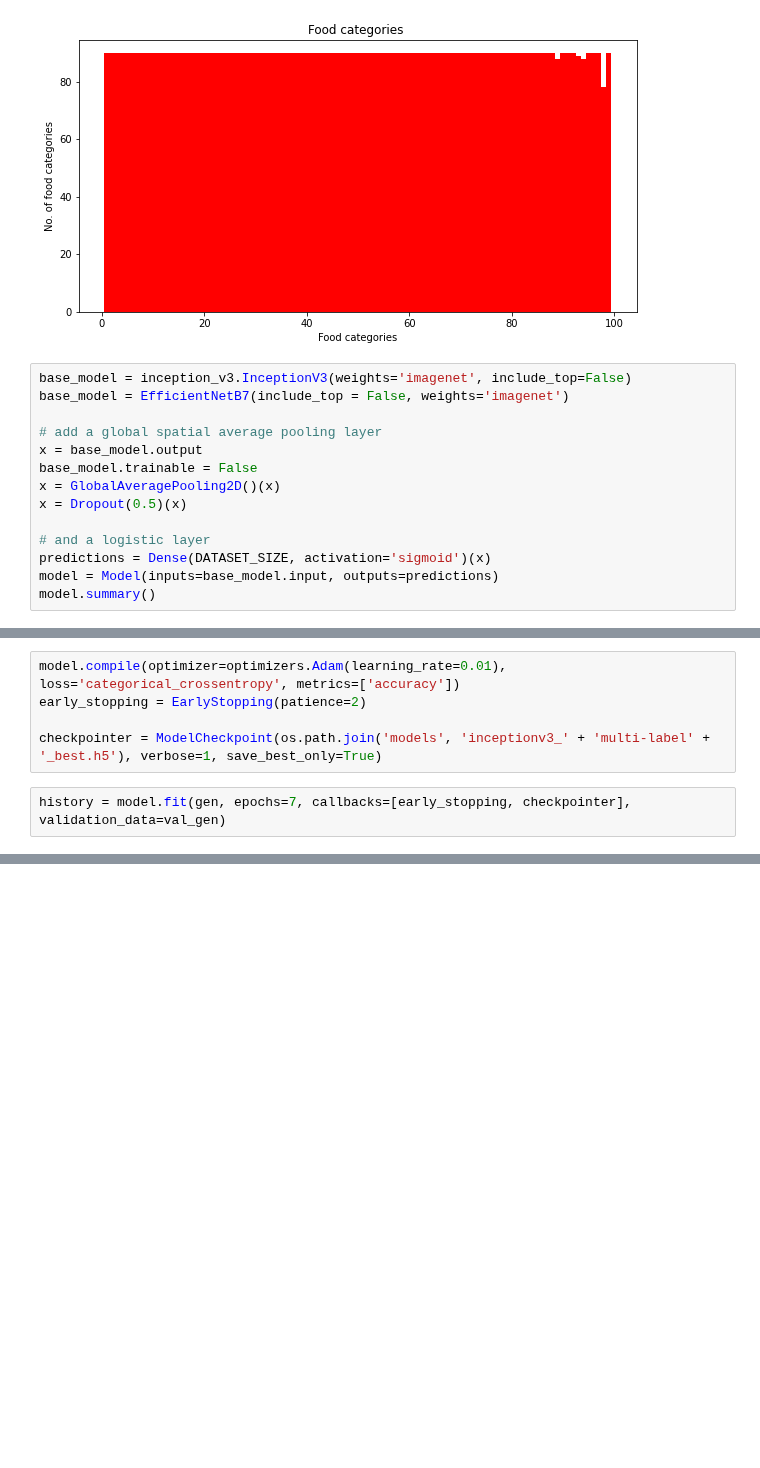
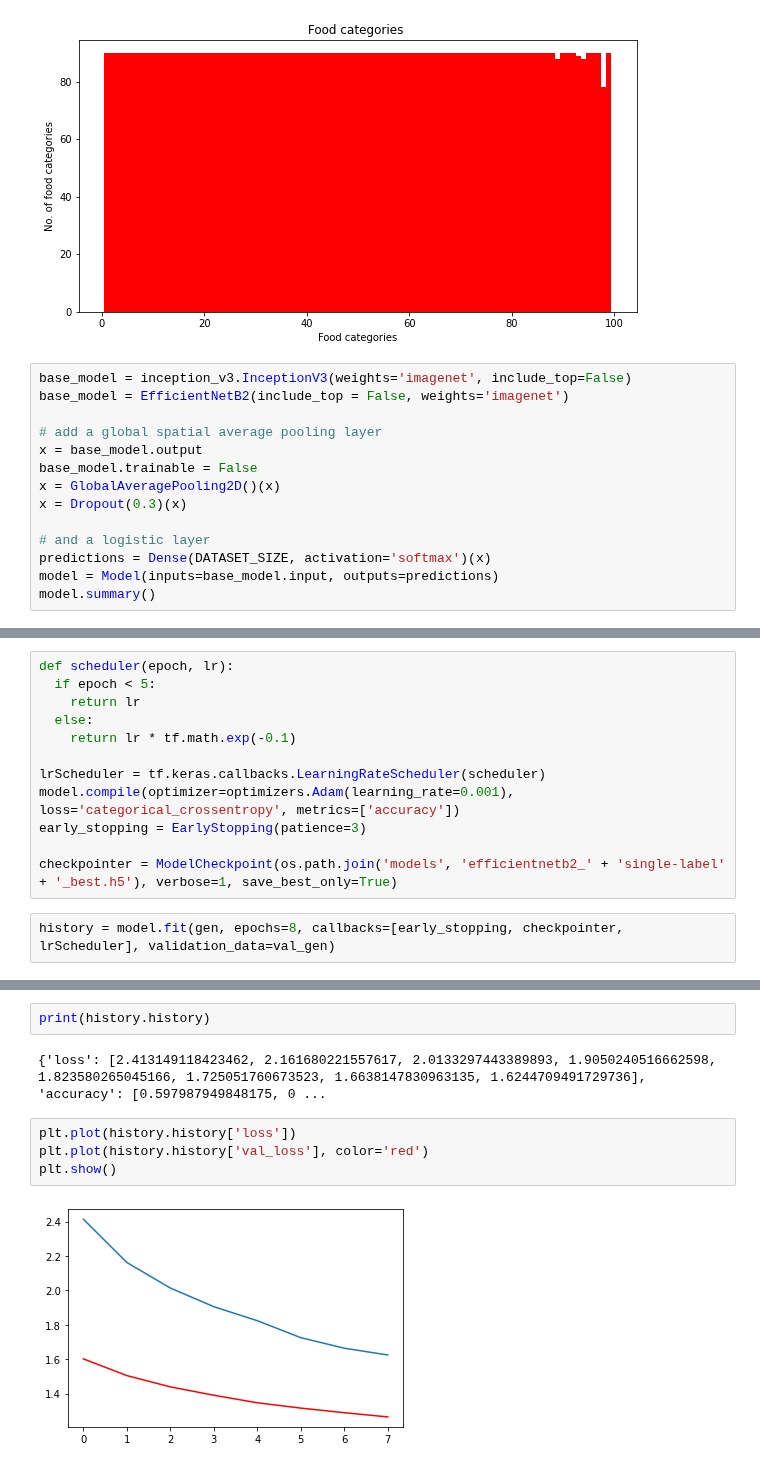
Before and after one commit to radu2147/food-recognition, a Jupyter notebook: licenta.ipynb, the cells around one changed output, grey strips where cells are left out. Drawn from its saved outputs; the diff is of its cells as text; blank space fills up the shorter version.

Commit message:
First model

```diff
--- a/licenta.ipynb
+++ b/licenta.ipynb
@@ -219,16 +152,16 @@ plt.show()
 [figure]
 # %%
 base_model = inception_v3.InceptionV3(weights='imagenet', include_top=False)
-base_model = EfficientNetB7(include_top = False, weights='imagenet')
+base_model = EfficientNetB2(include_top = False, weights='imagenet')
 
 # add a global spatial average pooling layer
 x = base_model.output
 base_model.trainable = False
 x = GlobalAveragePooling2D()(x)
-x = Dropout(0.5)(x)
+x = Dropout(0.3)(x)
 
 # and a logistic layer
-predictions = Dense(DATASET_SIZE, activation='sigmoid')(x)
+predictions = Dense(DATASET_SIZE, activation='softmax')(x)
 model = Model(inputs=base_model.input, outputs=predictions)
 model.summary()
 # %% [output]
@@ -251,9 +184,16 @@ Non-trainable params: 64,097,687
 __________________________________________________________________________________________________
 # %%
-model.compile(optimizer=optimizers.Adam(learning_rate=0.01), loss='categorical_crossentropy', metrics=['accuracy'])
-early_stopping = EarlyStopping(patience=2)
+def scheduler(epoch, lr):
+  if epoch < 5:
+    return lr
+  else:
+    return lr * tf.math.exp(-0.1)
 
-checkpointer = ModelCheckpoint(os.path.join('models', 'inceptionv3_' + 'multi-label' + '_best.h5'), verbose=1, save_best_only=True)
+lrScheduler = tf.keras.callbacks.LearningRateScheduler(scheduler)
+model.compile(optimizer=optimizers.Adam(learning_rate=0.001), loss='categorical_crossentropy', metrics=['accuracy'])
+early_stopping = EarlyStopping(patience=3)
+
+checkpointer = ModelCheckpoint(os.path.join('models', 'efficientnetb2_' + 'single-label' + '_best.h5'), verbose=1, save_best_only=True)
 # %%
-history = model.fit(gen, epochs=7, callbacks=[early_stopping, checkpointer], validation_data=val_gen)
+history = model.fit(gen, epochs=8, callbacks=[early_stopping, checkpointer, lrScheduler], validation_data=val_gen)
 # %% [output]
@@ -272,0 +217,10 @@ TypeError: cannot unpack non-iterable History object
+# %%
+print(history.history)
+# %% [output]
+{'loss': [2.413149118423462, 2.161680221557617, 2.0133297443389893, 1.9050240516662598, 1.823580265045166, 1.725051760673523, 1.6638147830963135, 1.6244709491729736], 'accuracy': [0.597987949848175, 0 ...
+# %%
+plt.plot(history.history['loss'])
+plt.plot(history.history['val_loss'], color='red')
+plt.show()
+# %% [output]
+[figure, added]
```
Also changed, not shown: parts of 13 cells of this notebook.
